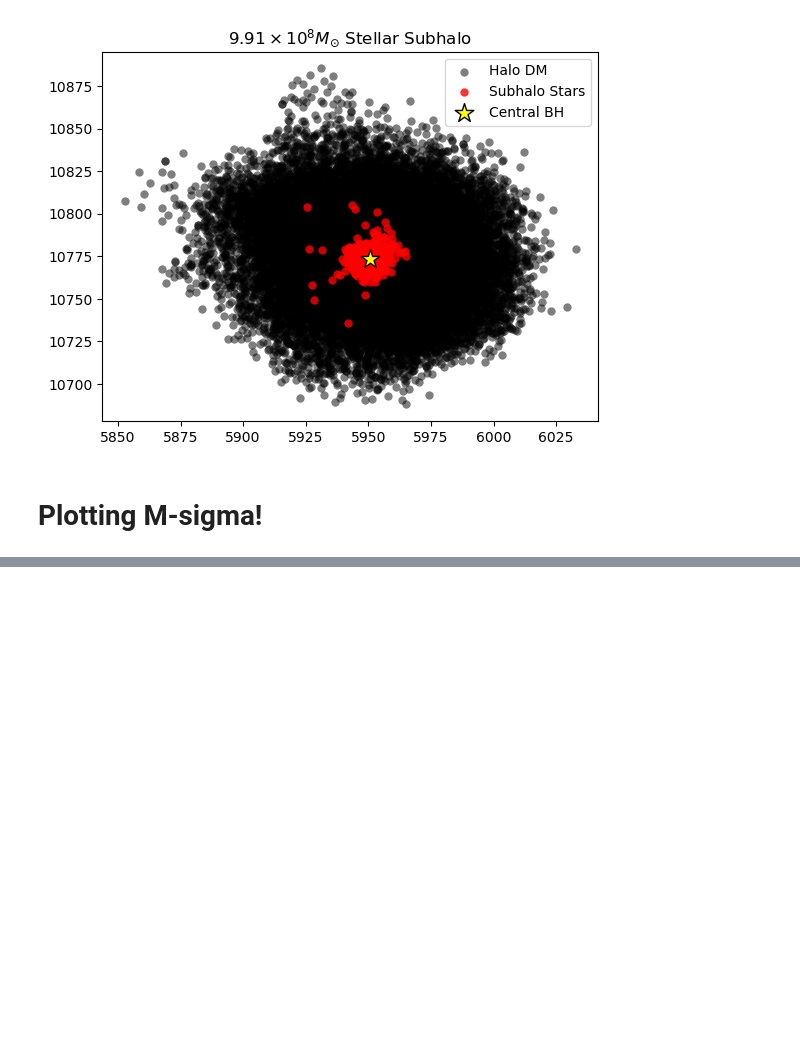
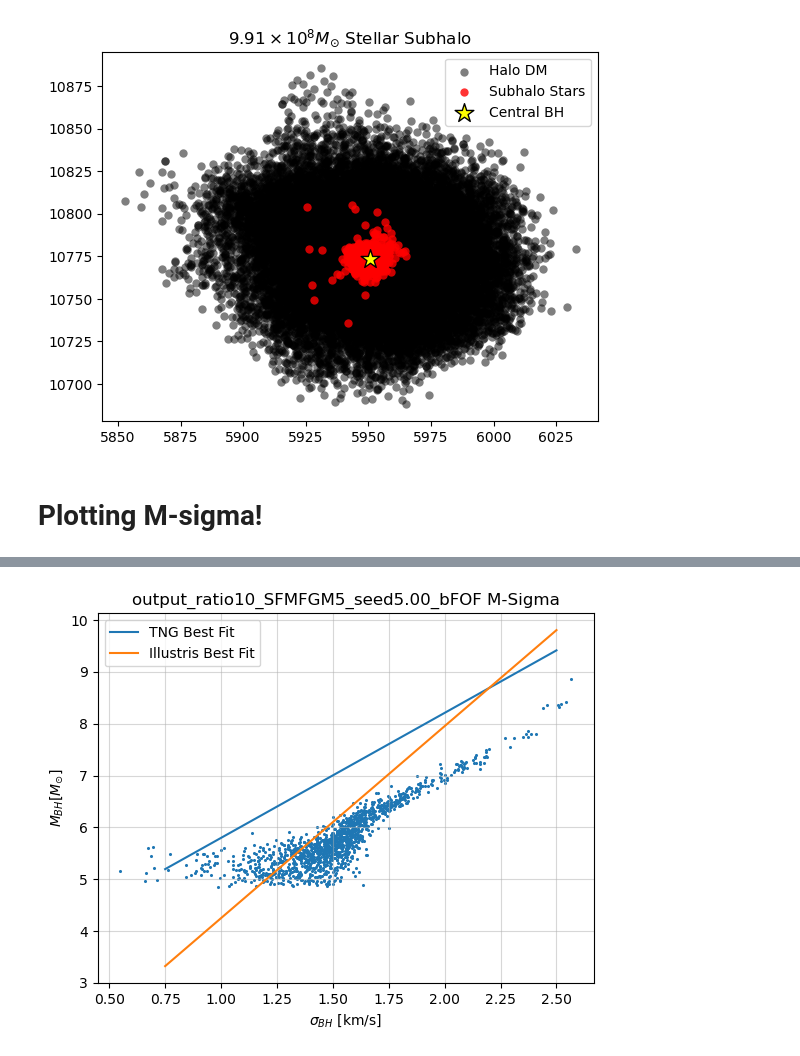
Before and after one commit to khojonat/Brahma_Analysis, a Jupyter notebook: BrahmaRelations.ipynb, the cells around one changed output, grey strips where cells are left out. Saved outputs shown, nothing was run; the diff lists cells and outputs as text; code cells hidden in the pictures; blank space fills up the shorter version.

Commit message:
Adding M_Sigma, updated BrahmaRelations

```diff
--- a/BrahmaRelations.ipynb
+++ b/BrahmaRelations.ipynb
@@ -523,0 +631,45 @@ Text(0.5, 0, '$M_{BH} [M_{\\odot}]$')
+# %%
+Data=ReadBrahmaData('BrahmaData')
+# %%
+from sklearn.linear_model import LinearRegression
+
+modelTNG = LinearRegression()
+model=LinearRegression()
+
+Illustris_TNG = np.array([2.587301587301587, 9.627450980392155,2.4761904761904763, 9.352941176470587,2.373015873015873,
+                 9.117647058823529,2.2777777777777777, 8.88235294117647,2.142857142857143, 8.549019607843135,
+                 2.0396825396825395, 8.313725490196077,1.996031746031746, 8.196078431372548])
+
+Illustris = np.array([2.5555555555555554, 10.017740429505135,2.4126984126984126, 9.482726423902893,
+                      2.317460317460317, 9.126050420168067,2.238095238095238, 8.828820417055711,2.142857142857143,
+                      8.491752256458138,2.0436507936507935, 8.11531279178338,2, 7.9567382508558975])
+
+xs=list(np.arange(0,14,2))
+ys=list(np.arange(1,15,2))
+
+modelxTNG=Illustris_TNG[xs].reshape(-1, 1)
+modelyTNG=Illustris_TNG[ys].reshape(-1, 1)
+
+modelx=Illustris[xs].reshape(-1, 1)
+modely=Illustris[ys].reshape(-1, 1)
+
+modelTNG.fit(modelxTNG,modelyTNG)
+model.fit(modelx,modely)
+
+x=np.linspace(0.75,2.5,100)
+TNGy=modelTNG.coef_*x + modelTNG.intercept_
+y=model.coef_*x + model.intercept_
+# %%
+plt.scatter(np.log10(Data[4]),np.log10(Data[0]),s=1.5)
+plt.plot(x,TNGy[0],label='TNG Best Fit')
+plt.plot(x,y[0],label='Illustris Best Fit')
+plt.xlabel('$\sigma_{BH}$ [km/s]')
+plt.ylabel('$M_{BH} [M_{\odot}]$')
+#plt.xlim(1.5,2.75)
+#plt.ylim(5.5,10.5)
+plt.grid(alpha=0.5)
+plt.legend()
+plt.title('output_ratio10_SFMFGM5_seed5.00_bFOF M-Sigma')
+plt.savefig('output_ratio10_SFMFGM5_seed5.00_M_Sigma_BH.png')
+# %% [output]
+[figure, added]
```
Also changed, not shown: parts of 13 cells of this notebook, 1 other file.
